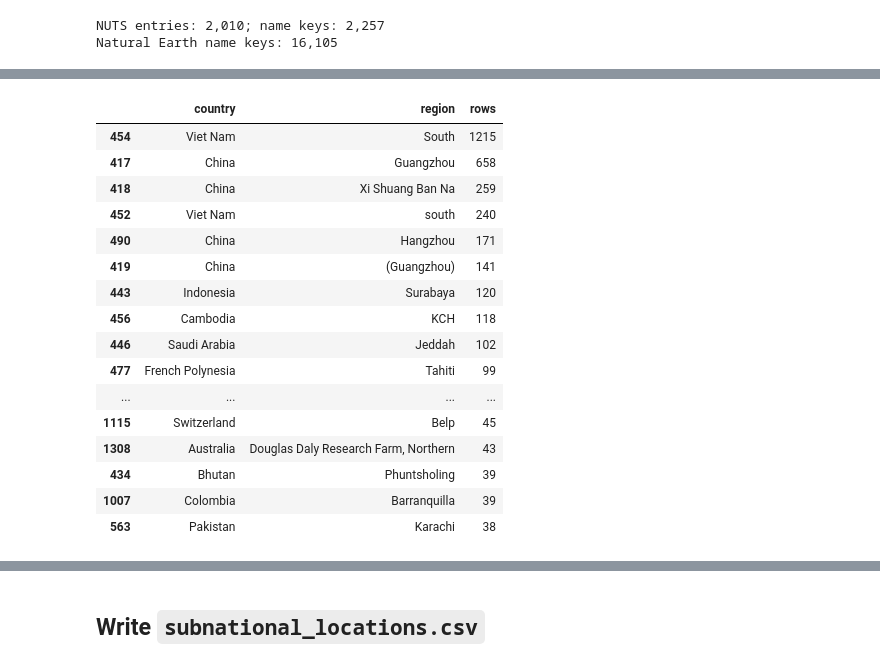
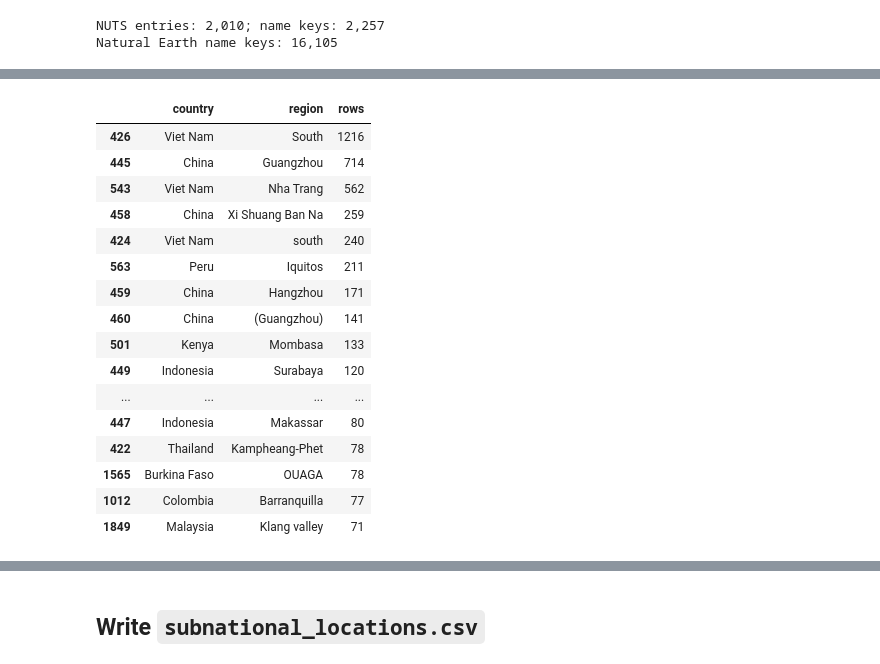
Before and after one commit to GustavoRusso/vector-guard, a Jupyter notebook: notebooks/05_reference_countries.ipynb, the cells around one changed output, grey strips where cells are left out. Saved outputs shown, nothing was run; the diff lists cells and outputs as text; code cells hidden in the pictures.

```diff
--- a/notebooks/05_reference_countries.ipynb
+++ b/notebooks/05_reference_countries.ipynb
@@ -201,6 +203,17 @@ COUNTRY_NAME_ALIASES: dict[str, str] = {
     "thailand thailand": "TH",
     "vatican": "VA",
     "holy see": "VA",
+    # Multi-source spellings (EMPRES-i / ENA / Pathoplexus / BV-BRC)
+    "the united kingdom of great britain and northern ireland": "GB",
+    "united kingdom of great britain and northern ireland": "GB",
+    "netherlands kingdom of the": "NL",
+    "china hong kong special administrative region": "HK",
+    "hong kong special administrative region": "HK",
+    "sint maarten": "SX",
+    "sint maarten dutch part": "SX",
+    "czechoslovakia": "CZ",
+    "505 nicaragua": "NI",
+    "korea": "KR",
 }
 
 # Europe / Mediterranean basin flag (from 04_eda_viruses working list → ISO-2)
@@ -593,9 +675,6 @@ def resolve_region(country_iso2: str, region: str) -> tuple[dict | None, str]:
                 entry["country_iso2"] = VECTORNET_CODE_TO_ISO2.get(
                     entry["country_iso2"], entry["country_iso2"]
                 )
-                # Keep ISO-2 of the requesting country when alias remapped (e.g. US→PR)
-                if country_iso2 in by_iso2:
-                    pass
                 return entry, f"nuts_l{entry['nuts_level']}"
         if (country_iso2, key) in ne_by_key:
             entry = dict(ne_by_key[(country_iso2, key)][0])
@@ -604,11 +683,49 @@ def resolve_region(country_iso2: str, region: str) -> tuple[dict | None, str]:
     return None, ""
 
 
-region_counts = Counter()
-for value in viruses["country"].fillna(""):
-    country_token, region = split_country_region(value)
-    if region:
-        region_counts[(country_token, region)] += 1
+def inventory_virus_regions(frame: pd.DataFrame) -> Counter:
+    """Count (country_token, region) from country / subnational_region / nuts_id."""
+    counts: Counter = Counter()
+    sources: Counter = Counter()
+
+    for value in frame["country"].fillna(""):
+        country_token, region = split_country_region(value)
+        if region:
+            counts[(country_token, region)] += 1
+            sources["country_embedded"] += 1
+
+    for country_val, region in zip(
+        frame["country"].fillna(""),
+        frame["subnational_region"].fillna(""),
+        strict=True,
+    ):
+        region = str(region).strip()
+        if not region:
+            continue
+        country_token, embedded = split_country_region(country_val)
+        # Avoid double-counting the same row when country already embeds the region.
+        if embedded and norm_key(embedded) == norm_key(region):
+            continue
+        counts[(country_token, region)] += 1
+        sources["subnational_region"] += 1
+
+    for country_val, nuts_id in zip(
+        frame["country"].fillna(""),
+        frame["nuts_id"].fillna(""),
+        strict=True,
+    ):
+        nuts_id = str(nuts_id).strip()
+        if not nuts_id:
+            continue
+        country_token, _ = split_country_region(country_val)
+        counts[(country_token, nuts_id)] += 1
+        sources["nuts_id"] += 1
+
+    print("Inventory contributions (row events):", dict(sources))
+    return counts
+
+
+region_counts = inventory_virus_regions(viruses)
 
 resolved_rows: list[dict] = []
 resolve_stats = Counter()
@@ -626,7 +743,6 @@ for (country_token, region), n in region_counts.items():
         resolve_stats["unresolved"] += n
         unresolved.append((country_token, region, n))
         continue
-    # If alias remapped to another territory (US/Puerto Rico → PR), keep entry country
     key = (entry["country_iso2"], entry["region_key"])
     resolve_stats[source] += n
     if key in seen_keys:
@@ -676,7 +792,8 @@ for (alias_iso, alias_key), (match_iso2, match_key) in REGION_ALIASES.items():
         }
     )
 
-print("Virus region rows:", sum(region_counts.values()))
+print("Virus region row-events:", sum(region_counts.values()))
+print("Distinct (country, region) keys:", len(region_counts))
 print("Resolve stats (row-weighted):", dict(resolve_stats))
 print("Distinct resolved keys so far:", len(resolved_rows))
 print("Top unresolved:")
@@ -692,21 +811,21 @@ Distinct resolved keys so far: 725
 Top unresolved:
 |  | country | region | rows |
-| 454 | Viet Nam | South | 1215 |
-| 417 | China | Guangzhou | 658 |
-| 418 | China | Xi Shuang Ban Na | 259 |
-| 452 | Viet Nam | south | 240 |
-| 490 | China | Hangzhou | 171 |
-| 419 | China | (Guangzhou) | 141 |
-| 443 | Indonesia | Surabaya | 120 |
-| 456 | Cambodia | KCH | 118 |
-| 446 | Saudi Arabia | Jeddah | 102 |
-| 477 | French Polynesia | Tahiti | 99 |
+| 426 | Viet Nam | South | 1216 |
+| 445 | China | Guangzhou | 714 |
+| 543 | Viet Nam | Nha Trang | 562 |
+| 458 | China | Xi Shuang Ban Na | 259 |
+| 424 | Viet Nam | south | 240 |
+| 563 | Peru | Iquitos | 211 |
+| 459 | China | Hangzhou | 171 |
+| 460 | China | (Guangzhou) | 141 |
+| 501 | Kenya | Mombasa | 133 |
+| 449 | Indonesia | Surabaya | 120 |
 | ... | ... | ... | ... |
-| 1115 | Switzerland | Belp | 45 |
-| 1308 | Australia | Douglas Daly Research Farm, Northern | 43 |
-| 434 | Bhutan | Phuntsholing | 39 |
-| 1007 | Colombia | Barranquilla | 39 |
-| 563 | Pakistan | Karachi | 38 |
+| 447 | Indonesia | Makassar | 80 |
+| 422 | Thailand | Kampheang-Phet | 78 |
+| 1565 | Burkina Faso | OUAGA | 78 |
+| 1012 | Colombia | Barranquilla | 77 |
+| 1849 | Malaysia | Klang valley | 71 |
 # %% [markdown]
 ## Add VectorNet NUTS `higherGeographyID` centroids
 
```
Also changed, not shown: parts of 12 cells of this notebook, 3 other files.
